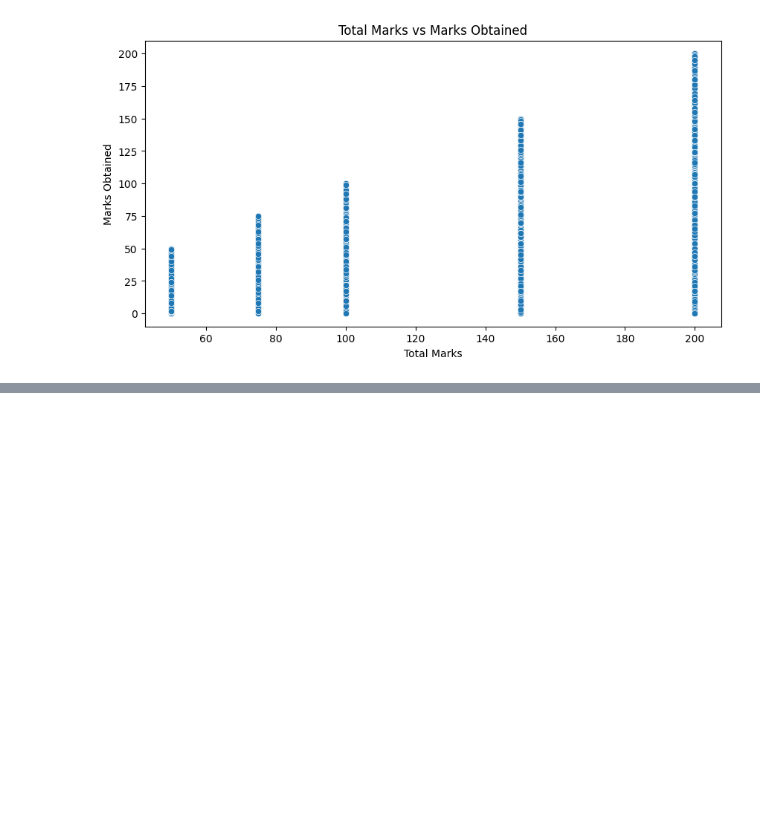
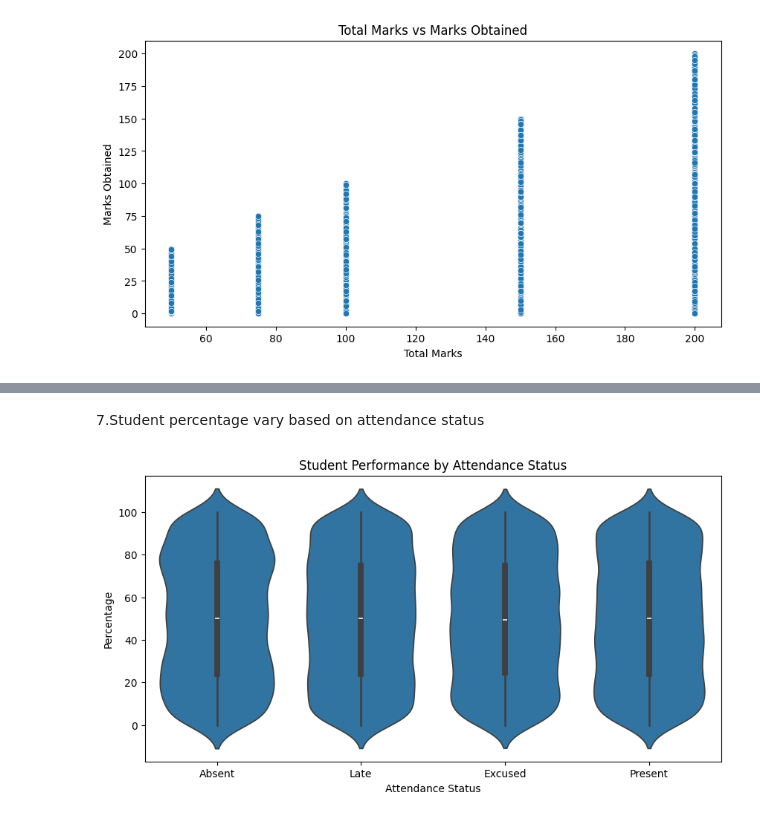
Before and after one commit to vinaykumarbm2005-git/Data-visualization, a Jupyter notebook: internship.ipynb, the cells around one changed output, grey strips where cells are left out. Saved outputs shown, nothing was run; the diff lists cells and outputs as text; code cells hidden in the pictures; blank space fills up the shorter version.

```diff
--- a/internship.ipynb
+++ b/internship.ipynb
@@ -256,0 +280,14 @@ plt.show()
+# %% [markdown]
+7.Student percentage vary based on attendance status
+# %%
+import matplotlib.pyplot as plt
+import seaborn as sns
+
+plt.figure(figsize=(10,5))
+sns.violinplot(x=clean_df["AttendanceStatus"], y=clean_df["Percentage"])
+plt.title("Student Performance by Attendance Status")
+plt.xlabel("Attendance Status")
+plt.ylabel("Percentage")
+plt.show()
+# %% [output]
+[figure, added]
```
Also changed, not shown: parts of 11 cells of this notebook.
